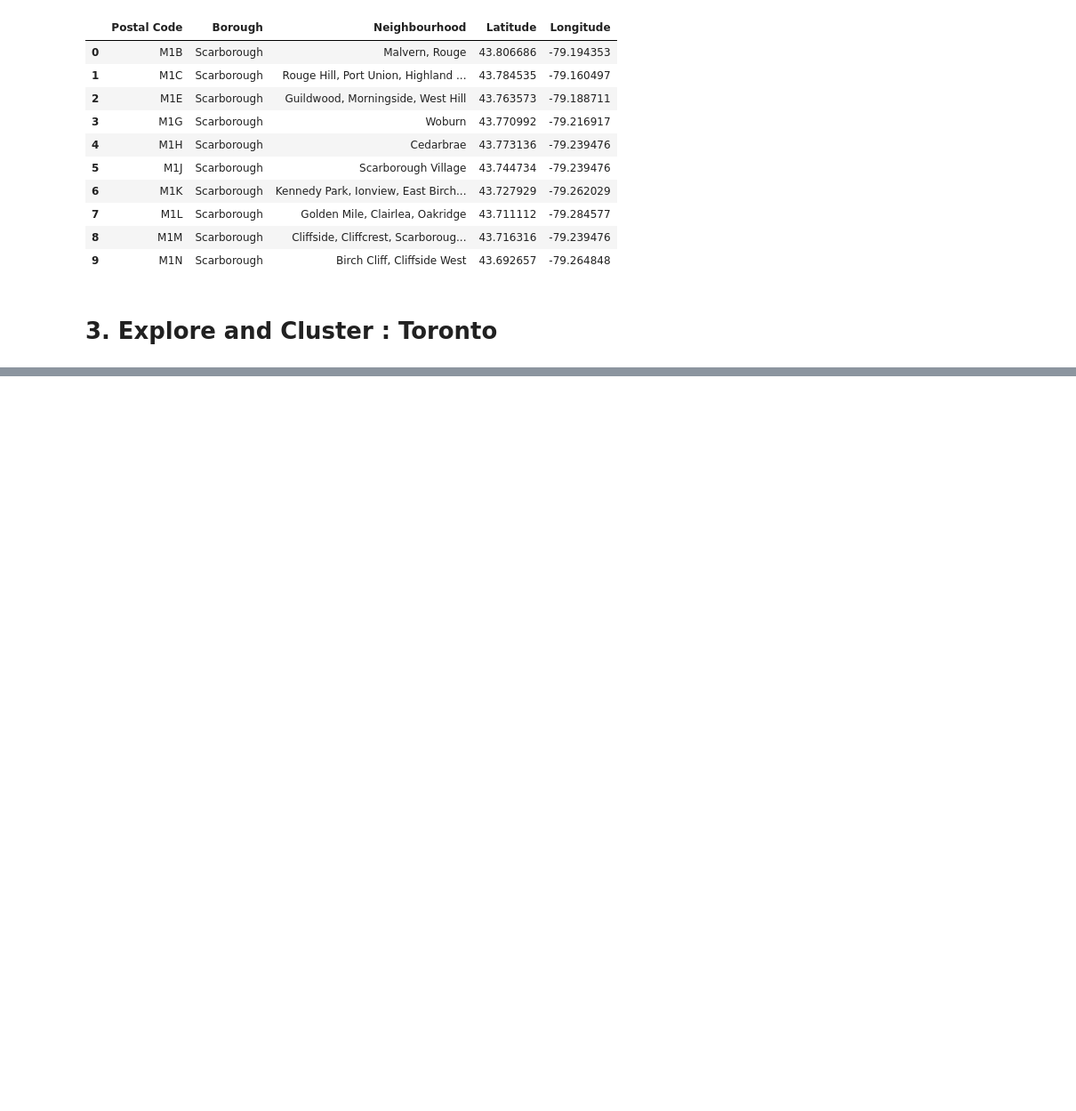
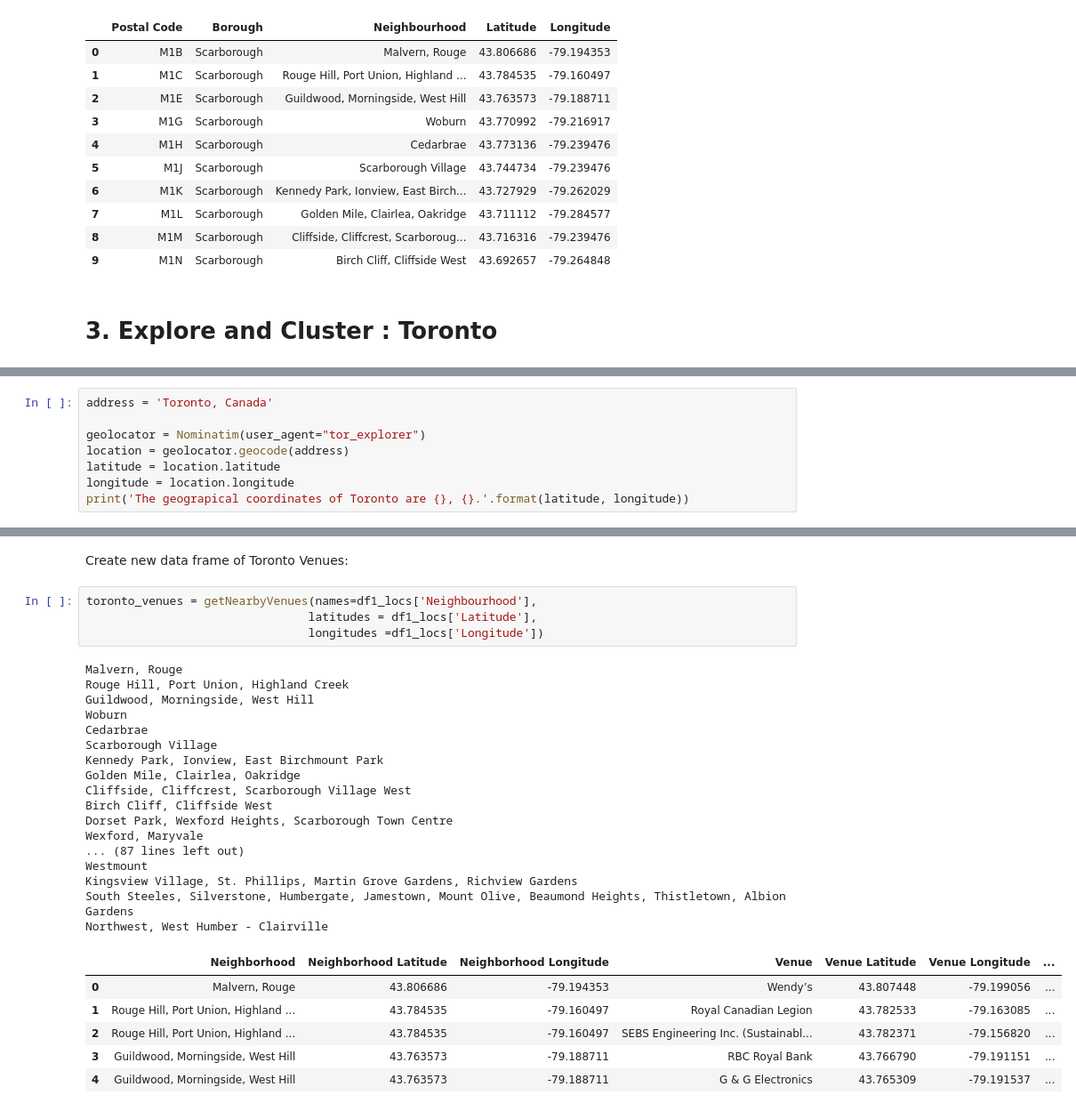
Before and after one commit to SorgGD/Coursera_Capstone, a Jupyter notebook: SegmentingandClusteringNeighborhoodsinToronto.ipynb, the cells around one changed output, grey strips where cells are left out. Shown at 89% size. Drawn from its saved outputs; the diff is of its cells as text; blank space fills up the shorter version.

```diff
--- a/SegmentingandClusteringNeighborhoodsinToronto.ipynb
+++ b/SegmentingandClusteringNeighborhoodsinToronto.ipynb
@@ -118,0 +121,8 @@ df1_locs.head(10)
+# %%
+address = 'Toronto, Canada'
+
+geolocator = Nominatim(user_agent="tor_explorer")
+location = geolocator.geocode(address)
+latitude = location.latitude
+longitude = location.longitude
+print('The geograpical coordinates of Toronto are {}, {}.'.format(latitude, longitude))
@@ -118,0 +218,30 @@ df1_locs.head(10)
+# %% [markdown]
+Create new data frame of Toronto Venues:
+# %%
+toronto_venues = getNearbyVenues(names=df1_locs['Neighbourhood'],
+                                latitudes = df1_locs['Latitude'],
+                                longitudes =df1_locs['Longitude'])
+# %% [output]
+Malvern, Rouge
+Rouge Hill, Port Union, Highland Creek
+Guildwood, Morningside, West Hill
+Woburn
+Cedarbrae
+Scarborough Village
+Kennedy Park, Ionview, East Birchmount Park
+Golden Mile, Clairlea, Oakridge
+Cliffside, Cliffcrest, Scarborough Village West
+Birch Cliff, Cliffside West
+Dorset Park, Wexford Heights, Scarborough Town Centre
+Wexford, Maryvale
+... (87 lines left out)
+Westmount
+Kingsview Village, St. Phillips, Martin Grove Gardens, Richview Gardens
+South Steeles, Silverstone, Humbergate, Jamestown, Mount Olive, Beaumond Heights, Thistletown, Albion Gardens
+Northwest, West Humber - Clairville
+|  | Neighborhood | Neighborhood Latitude | Neighborhood Longitude | Venue | Venue Latitude | Venue Longitude | ... |
+| 0 | Malvern, Rouge | 43.806686 | -79.194353 | Wendy’s | 43.807448 | -79.199056 | ... |
+| 1 | Rouge Hill, Port Union, Highland ... | 43.784535 | -79.160497 | Royal Canadian Legion | 43.782533 | -79.163085 | ... |
+| 2 | Rouge Hill, Port Union, Highland ... | 43.784535 | -79.160497 | SEBS Engineering Inc. (Sustainabl... | 43.782371 | -79.156820 | ... |
+| 3 | Guildwood, Morningside, West Hill | 43.763573 | -79.188711 | RBC Royal Bank | 43.766790 | -79.191151 | ... |
+| 4 | Guildwood, Morningside, West Hill | 43.763573 | -79.188711 | G & G Electronics | 43.765309 | -79.191537 | ... |
```
Also changed, not shown: parts of 15 cells of this notebook.
